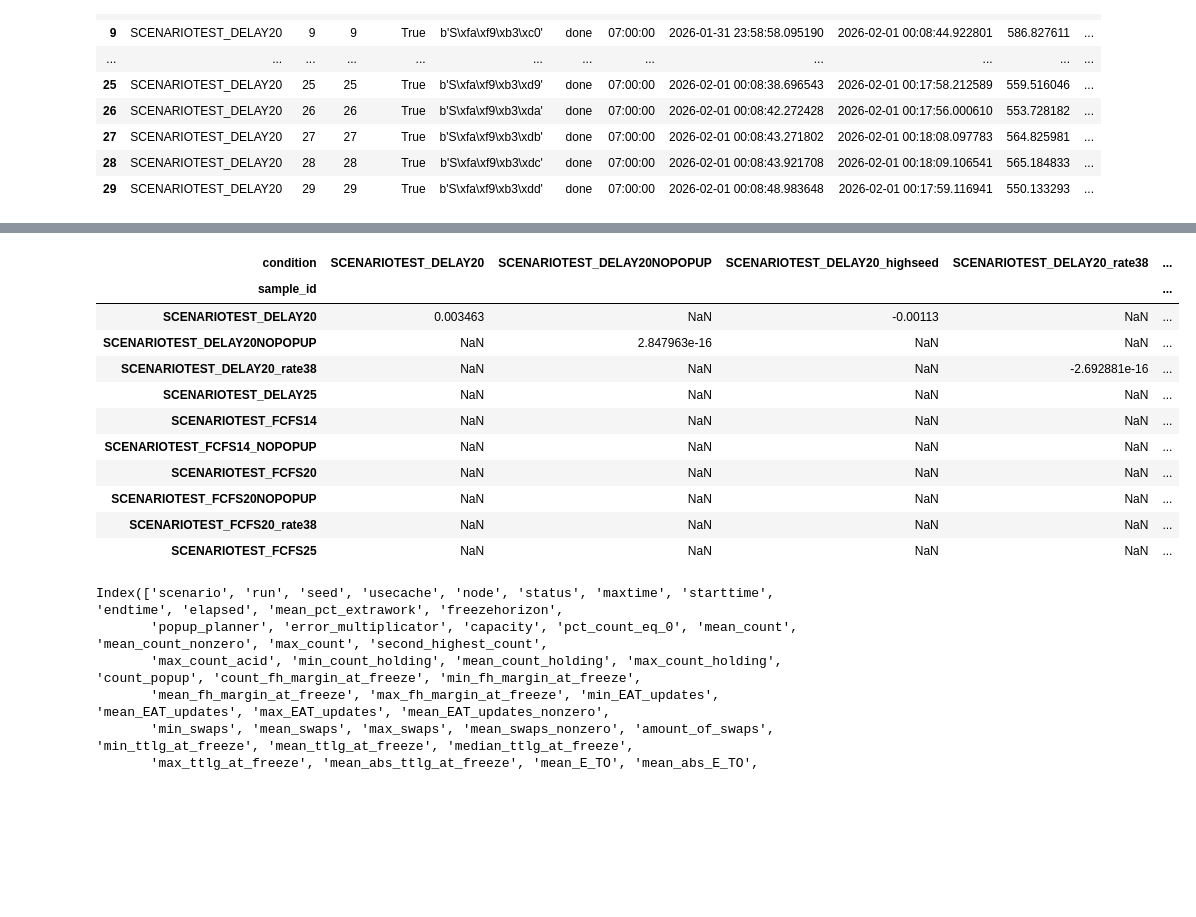
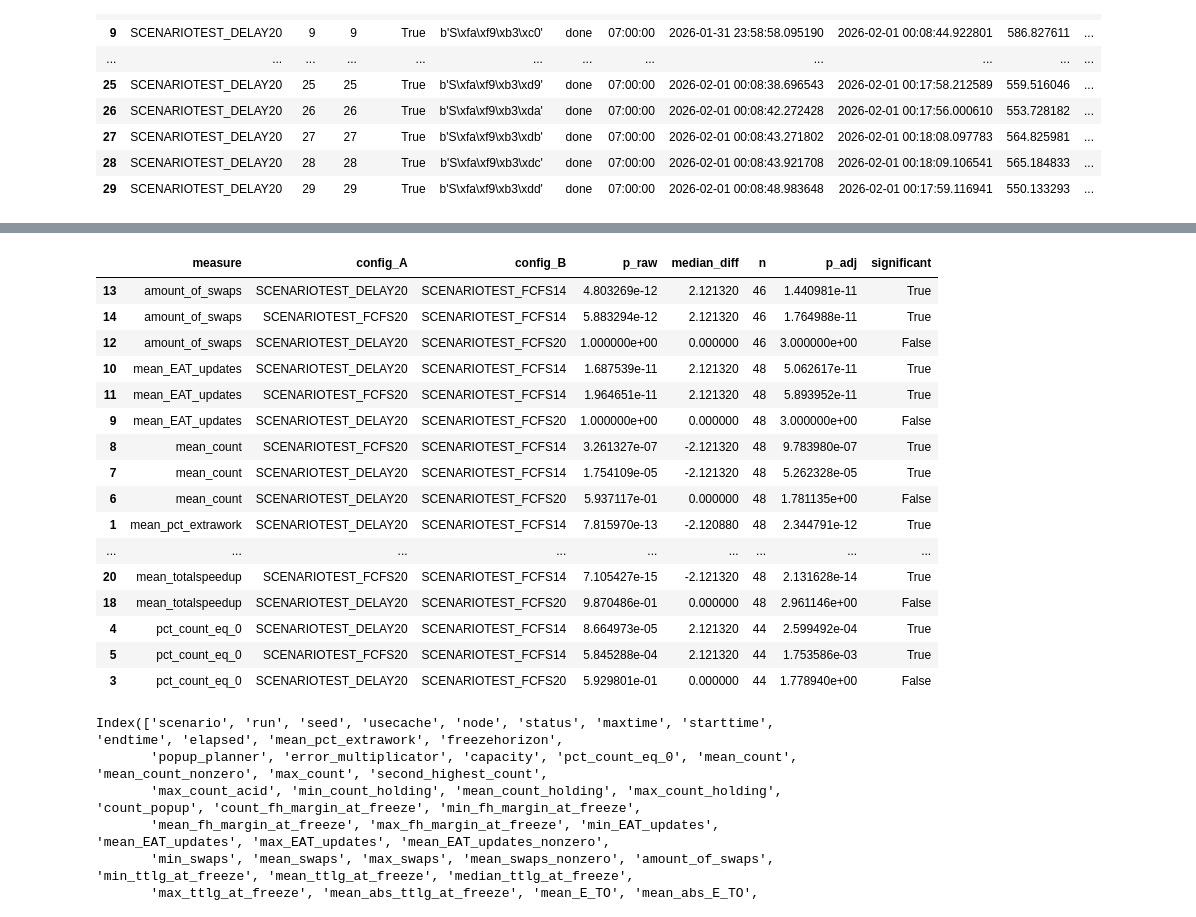
Before and after one commit to Jornvanbeek/bluesky, a Jupyter notebook: bluesky/statistical analysis.ipynb, the cells around one changed output, grey strips where cells are left out. Cells and saved outputs as stored; diff of their text form; code cells hidden in the pictures; blank space fills up the shorter version.

```diff
--- a/bluesky/statistical analysis.ipynb
+++ b/bluesky/statistical analysis.ipynb
@@ -21,6 +21,7 @@ from pathlib import Path
 import pickle
 
 PICKLE_DIR = Path("/Users/jornvanbeek/Desktop/bluesky/Montecarlo")  # <-- map met pickles
+PICKLE_DIR = Path('/Users/jornvanbeek/Desktop/bluesky/Montecarlo/old_errorgenerator')
 DF_KEY = None  # bv "results_df" als elke pickle een dict is
 
 def load_pickle(path: Path):
@@ -191,7 +192,7 @@ df.head(30)
 # === Cell 4: kies metrics + numeric coercion + clean subset ===
 MEASURES = [
     # <-- vul met jouw kolommen
-    'mean_pct_extrawork','pct_count_eq_0', 'mean_count', 'mean_EAT_updates', 'mean_swaps', 'amount_of_swaps', 'mean_totaldelay', 'mean_totalspeedup'
+    'mean_pct_extrawork','pct_count_eq_0', 'mean_count', 'mean_EAT_updates', 'amount_of_swaps', 'mean_totaldelay', 'mean_totalspeedup'
 ]
 
 present = [m for m in MEASURES if m in df.columns]
@@ -349,13 +338,0 @@ def to_wide(df_long: pd.DataFrame, value_col: str,
-# %%
-m = MEASURES[0]
-zc = m + "_z"
-
-wide_raw = df_z.pivot_table(index="sample_id", columns="condition", values=zc, aggfunc="mean")
-
-print("RAW wide shape:", wide_raw.shape)                 # verwacht (12, 15)
-print("NaNs per condition:\n", wide_raw.isna().sum().sort_values(ascending=False).head(20))
-print("NaNs per sample (rows):\n", wide_raw.isna().sum(axis=1).sort_values(ascending=False).head(20))
-
-wide_cc = wide_raw.dropna(axis=0, how="any")
-print("COMPLETE-CASE wide shape:", wide_cc.shape)        # dit bepaalt je Friedman n
-wide_cc.head()
@@ -541,18 +391,71 @@ friedman_results
 # %%
-wide_raw
+
+alpha      = 0.05
+
+# 1) zelfde preprocessing als Friedman
+d = df[df[config_col].isin(configs)].copy()
+d[seed_col] = d[seed_col].astype(str)
+
+common_seeds = set.intersection(
+    *[set(d.loc[d[config_col] == c, seed_col]) for c in configs]
+)
+d = d[d[seed_col].isin(common_seeds)].copy()
+
+# 2) z-scores binnen seed
+for m in measures:
+    d[m] = pd.to_numeric(d[m], errors="coerce")
+    mu = d.groupby(seed_col)[m].transform("mean")
+    sd = d.groupby(seed_col)[m].transform(lambda x: x.std(ddof=0))
+    d[m + "_z"] = (d[m] - mu) / sd.replace(0, np.nan)
+
+# 3) Wilcoxon pairwise
+rows = []
+pairs = [(configs[i], configs[j]) for i in range(len(configs)) for j in range(i+1, len(configs))]
+
+for m in measures:
+    zc = m + "_z"
+    wide = d.pivot_table(index=seed_col, columns=config_col, values=zc, aggfunc="mean")
+    wide = wide[configs].dropna(axis=0, how="any")
+
+    for a, b in pairs:
+        x = wide[a].to_numpy()
+        y = wide[b].to_numpy()
+
+        stat, p = stats.wilcoxon(x, y)
+        rows.append({
+            "measure": m,
+            "config_A": a,
+            "config_B": b,
+            "p_raw": p,
+            "median_diff": np.median(x - y),
+            "n": len(x)
+        })
+
+posthoc = pd.DataFrame(rows)
+
+# 4) Bonferroni correctie
+posthoc["p_adj"] = posthoc["p_raw"] * len(pairs)
+posthoc["significant"] = posthoc["p_adj"] < alpha
+
+posthoc.sort_values(["measure", "p_adj"])
 # %% [output]
-| condition | SCENARIOTEST_DELAY20 | SCENARIOTEST_DELAY20NOPOPUP | SCENARIOTEST_DELAY20_highseed | SCENARIOTEST_DELAY20_rate38 | ... |
-| sample_id |  |  |  |  | ... |
-| SCENARIOTEST_DELAY20 | 0.003463 | NaN | -0.00113 | NaN | ... |
-| SCENARIOTEST_DELAY20NOPOPUP | NaN | 2.847963e-16 | NaN | NaN | ... |
-| SCENARIOTEST_DELAY20_rate38 | NaN | NaN | NaN | -2.692881e-16 | ... |
-| SCENARIOTEST_DELAY25 | NaN | NaN | NaN | NaN | ... |
-| SCENARIOTEST_FCFS14 | NaN | NaN | NaN | NaN | ... |
-| SCENARIOTEST_FCFS14_NOPOPUP | NaN | NaN | NaN | NaN | ... |
-| SCENARIOTEST_FCFS20 | NaN | NaN | NaN | NaN | ... |
-| SCENARIOTEST_FCFS20NOPOPUP | NaN | NaN | NaN | NaN | ... |
-| SCENARIOTEST_FCFS20_rate38 | NaN | NaN | NaN | NaN | ... |
-| SCENARIOTEST_FCFS25 | NaN | NaN | NaN | NaN | ... |
+|  | measure | config_A | config_B | p_raw | median_diff | n | p_adj | significant |
+| 13 | amount_of_swaps | SCENARIOTEST_DELAY20 | SCENARIOTEST_FCFS14 | 4.803269e-12 | 2.121320 | 46 | 1.440981e-11 | True |
+| 14 | amount_of_swaps | SCENARIOTEST_FCFS20 | SCENARIOTEST_FCFS14 | 5.883294e-12 | 2.121320 | 46 | 1.764988e-11 | True |
+| 12 | amount_of_swaps | SCENARIOTEST_DELAY20 | SCENARIOTEST_FCFS20 | 1.000000e+00 | 0.000000 | 46 | 3.000000e+00 | False |
+| 10 | mean_EAT_updates | SCENARIOTEST_DELAY20 | SCENARIOTEST_FCFS14 | 1.687539e-11 | 2.121320 | 48 | 5.062617e-11 | True |
+| 11 | mean_EAT_updates | SCENARIOTEST_FCFS20 | SCENARIOTEST_FCFS14 | 1.964651e-11 | 2.121320 | 48 | 5.893952e-11 | True |
+| 9 | mean_EAT_updates | SCENARIOTEST_DELAY20 | SCENARIOTEST_FCFS20 | 1.000000e+00 | 0.000000 | 48 | 3.000000e+00 | False |
+| 8 | mean_count | SCENARIOTEST_FCFS20 | SCENARIOTEST_FCFS14 | 3.261327e-07 | -2.121320 | 48 | 9.783980e-07 | True |
+| 7 | mean_count | SCENARIOTEST_DELAY20 | SCENARIOTEST_FCFS14 | 1.754109e-05 | -2.121320 | 48 | 5.262328e-05 | True |
+| 6 | mean_count | SCENARIOTEST_DELAY20 | SCENARIOTEST_FCFS20 | 5.937117e-01 | 0.000000 | 48 | 1.781135e+00 | False |
+| 1 | mean_pct_extrawork | SCENARIOTEST_DELAY20 | SCENARIOTEST_FCFS14 | 7.815970e-13 | -2.120880 | 48 | 2.344791e-12 | True |
+| ... | ... | ... | ... | ... | ... | ... | ... | ... |
+| 20 | mean_totalspeedup | SCENARIOTEST_FCFS20 | SCENARIOTEST_FCFS14 | 7.105427e-15 | -2.121320 | 48 | 2.131628e-14 | True |
+| 18 | mean_totalspeedup | SCENARIOTEST_DELAY20 | SCENARIOTEST_FCFS20 | 9.870486e-01 | 0.000000 | 48 | 2.961146e+00 | False |
+| 4 | pct_count_eq_0 | SCENARIOTEST_DELAY20 | SCENARIOTEST_FCFS14 | 8.664973e-05 | 2.121320 | 44 | 2.599492e-04 | True |
+| 5 | pct_count_eq_0 | SCENARIOTEST_FCFS20 | SCENARIOTEST_FCFS14 | 5.845288e-04 | 2.121320 | 44 | 1.753586e-03 | True |
+| 3 | pct_count_eq_0 | SCENARIOTEST_DELAY20 | SCENARIOTEST_FCFS20 | 5.929801e-01 | 0.000000 | 44 | 1.778940e+00 | False |
 # %%
 df.keys()
 # %% [output]
```
Also changed, not shown: parts of 9 cells of this notebook.
